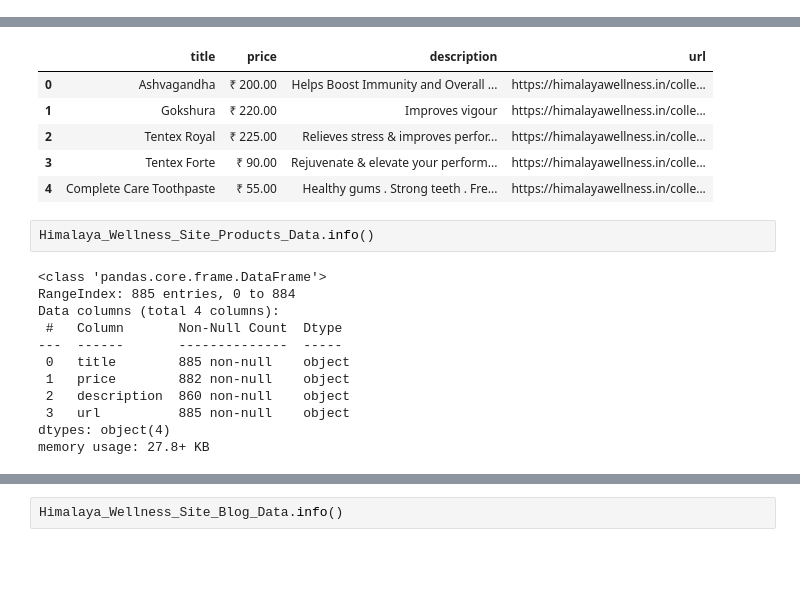
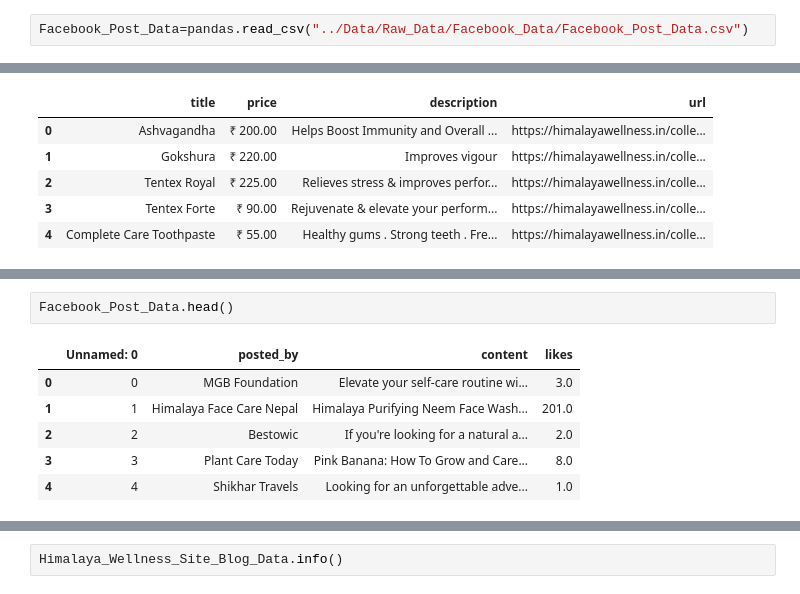
Before and after one commit to TechForEverybody/Social_Media_Analytics_Practicals_Sem-8, a Jupyter notebook: Experiment-3/CS8A53_SMA_Experiment-3_ShivkumarChauhan.ipynb, the cells around one changed output, grey strips where cells are left out. Drawn from its saved outputs; the diff is of its cells as text; blank space fills up the shorter version.

```diff
--- a/Experiment-3/CS8A53_SMA_Experiment-3_ShivkumarChauhan.ipynb
+++ b/Experiment-3/CS8A53_SMA_Experiment-3_ShivkumarChauhan.ipynb
@@ -20,3 +31,5 @@ Tweets_Data_from_Search=pandas.read_csv("../Data/Raw_Data/Twitter_Data/Tweets_Da
 Himalaya_Wellness_Site_Products_Data=pandas.read_csv("../Data/Raw_Data/Himalaya_Wellness_Site_Data/Products_Data.csv")
 # %%
 Himalaya_Wellness_Site_Blog_Data=pandas.read_csv("../Data/Raw_Data/Himalaya_Wellness_Site_Data/Blogs_Data.csv")
+# %%
+Facebook_Post_Data=pandas.read_csv("../Data/Raw_Data/Facebook_Data/Facebook_Post_Data.csv")
@@ -85,20 +76,6 @@ Himalaya_Wellness_Site_Products_Data.head()
 | 2 | Tentex Royal | ₹ 225.00 | Relieves stress & improves perfor... | https://himalayawellness.in/colle... |
 | 3 | Tentex Forte | ₹ 90.00 | Rejuvenate & elevate your perform... | https://himalayawellness.in/colle... |
 | 4 | Complete Care Toothpaste | ₹ 55.00 | Healthy gums . Strong teeth . Fre... | https://himalayawellness.in/colle... |
-# %%
-Himalaya_Wellness_Site_Products_Data.info()
-# %% [output]
-<class 'pandas.core.frame.DataFrame'>
-RangeIndex: 885 entries, 0 to 884
-Data columns (total 4 columns):
- #   Column       Non-Null Count  Dtype
----  ------       --------------  -----
- 0   title        885 non-null    object
- 1   price        882 non-null    object
- 2   description  860 non-null    object
- 3   url          885 non-null    object
-dtypes: object(4)
-memory usage: 27.8+ KB
 # %%
 Himalaya_Wellness_Site_Blog_Data.head()
 # %% [output]
@@ -108,3 +85,12 @@ Himalaya_Wellness_Site_Blog_Data.head()
 | 2 | 2 | 8 Simple Steps for a Perfect Baby... | 01/02/2023 10:40am | Are you wondering how to give you... | https://himalayawellness.in/a/blo... |
 | 3 | 3 | 10 Benefits of Guduchi (Giloy) Herb | 01/02/2023 8:53am | Guduchi (Giloy) is an herb that h... | https://himalayawellness.in/a/blo... |
 | 4 | 4 | How to Boost Bone Health with Nut... | 10/18/2022 8:37am | Osteoporosis (OP) is one of the m... | https://himalayawellness.in/a/blo... |
+# %%
+Facebook_Post_Data.head()
+# %% [output]
+|  | Unnamed: 0 | posted_by | content | likes |
+| 0 | 0 | MGB Foundation | Elevate your self-care routine wi... | 3.0 |
+| 1 | 1 | Himalaya Face Care Nepal | Himalaya Purifying Neem Face Wash... | 201.0 |
+| 2 | 2 | Bestowic | If you're looking for a natural a... | 2.0 |
+| 3 | 3 | Plant Care Today | Pink Banana: How To Grow and Care... | 8.0 |
+| 4 | 4 | Shikhar Travels | Looking for an unforgettable adve... | 1.0 |
```
Also changed, not shown: parts of 50 cells of this notebook, 6 other files.
